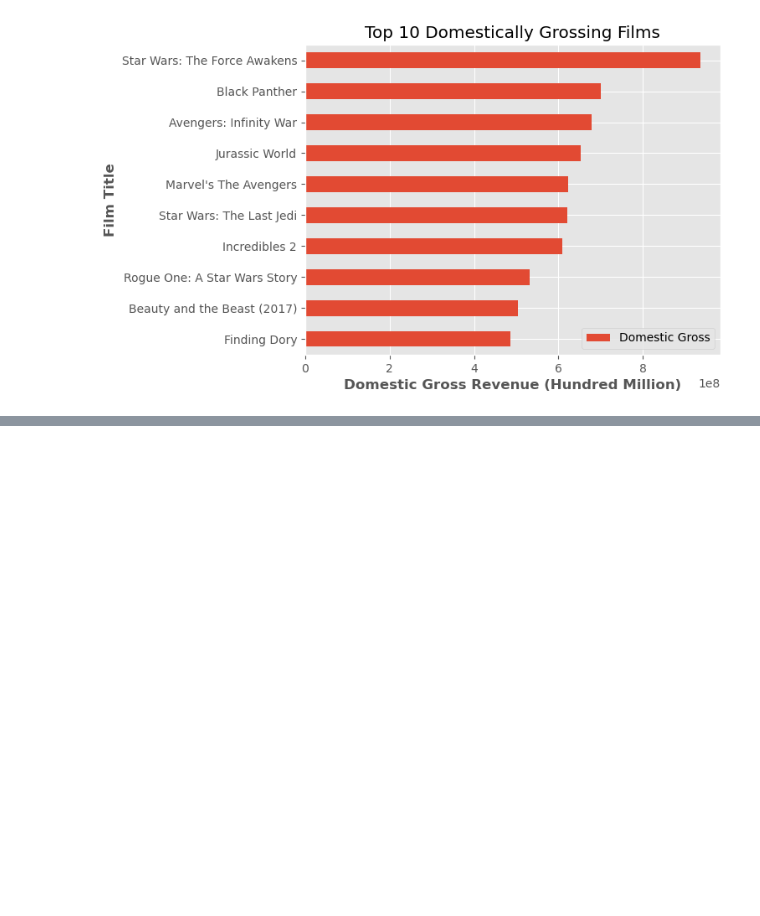
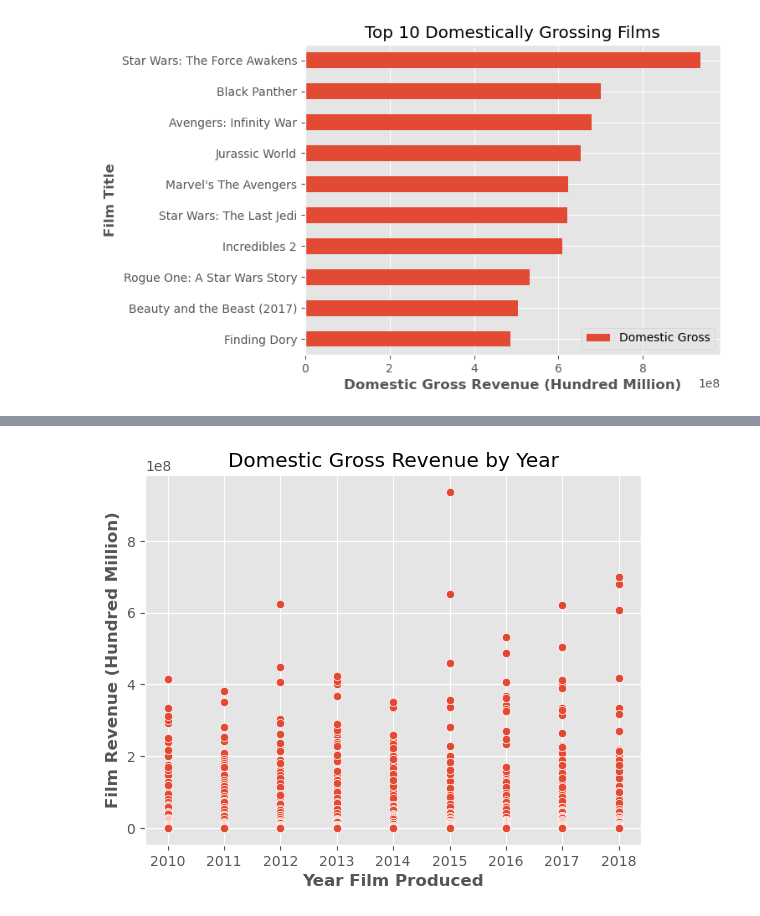
Before and after one commit to mrhussaink7/new-films-movie-data, a Jupyter notebook: index.ipynb, the cells around one changed output, grey strips where cells are left out. Cells and saved outputs as stored; diff of their text form; code cells hidden in the pictures; blank space fills up the shorter version.

```diff
--- a/index.ipynb
+++ b/index.ipynb
@@ -363,0 +404,8 @@ Text(0, 0.5, 'Frequency')
+# %%
+sns.scatterplot(data=df_movie_gross, x='year', y='domestic_gross')
+plt.title('Domestic Gross Revenue by Year')
+plt.xlabel('Year Film Produced', fontweight='bold')
+plt.ylabel('Film Revenue (Hundred Million)', fontweight='bold')
+plt.show()
+# %% [output]
+[figure, added]
```
Also changed, not shown: parts of 16 cells of this notebook.
